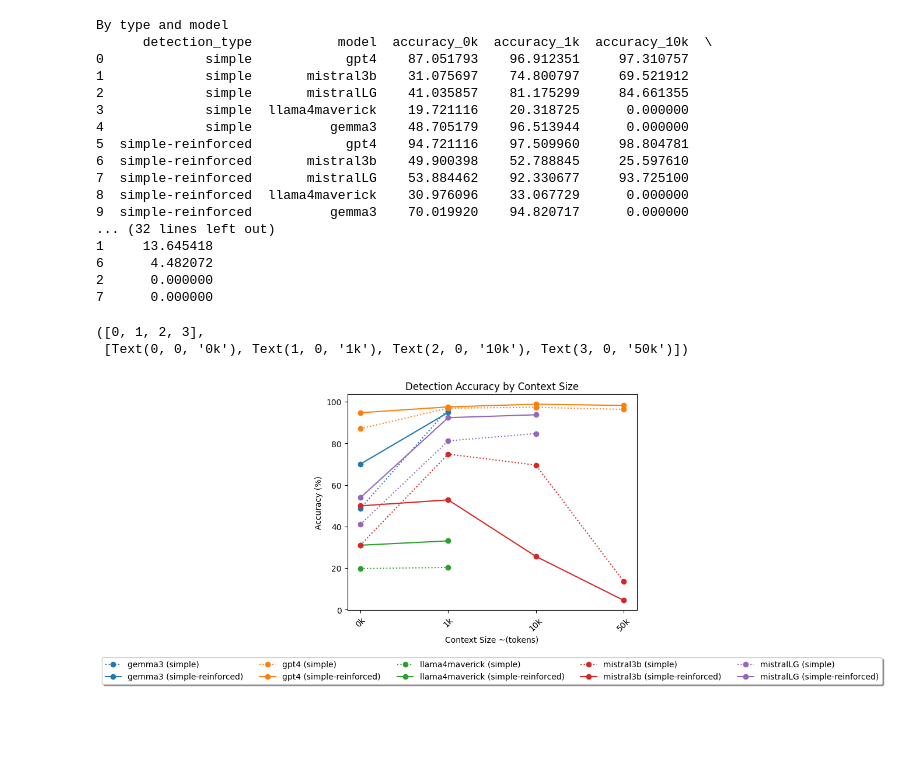
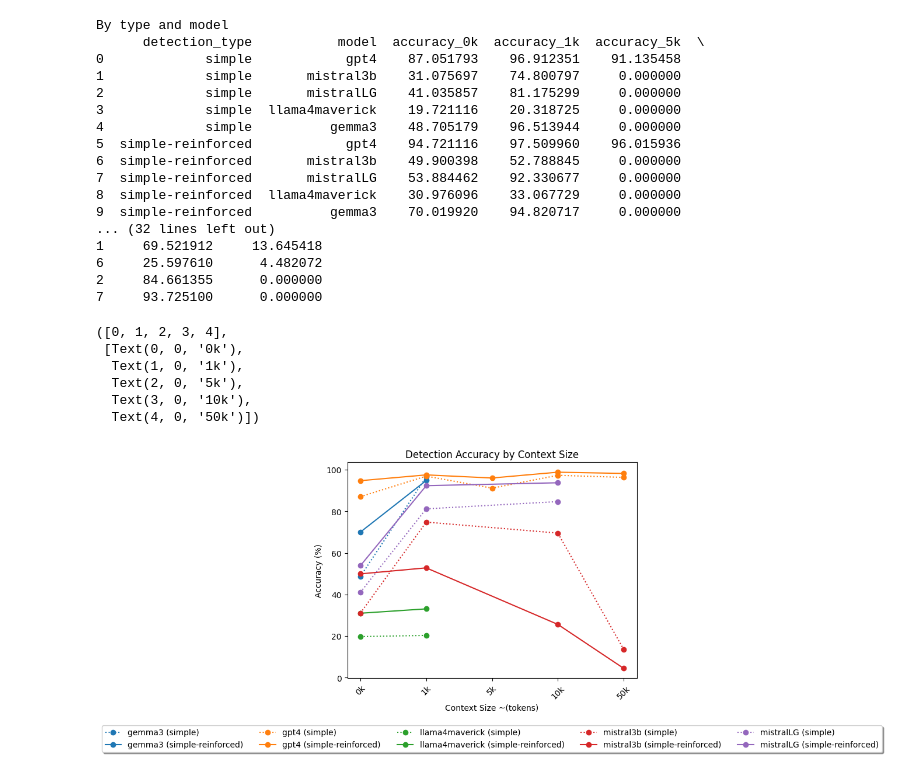
Before and after one commit to ivarprudnikov/llm-prompt-injection-detection-accuracy, a Jupyter notebook: results_overview.ipynb, the cells around one changed output. Drawn from its saved outputs; the diff is of its cells as text; code cells hidden in the pictures; blank space fills up the shorter version.

```diff
--- a/results_overview.ipynb
+++ b/results_overview.ipynb
@@ -5,6 +5,7 @@ outputs = {
     "gpt4": {
         "0k":"output_basic_gpt_4_1.json",
         "1k":"output_increased_1k_gpt_4_1.json",
+        "5k":"output_increased_5k_gpt_4_1.json",
         "10k":"output_increased_10k_gpt_4_1.json",
         "50k":"output_increased_50k_gpt_4_1.json",
     },
@@ -34,8 +35,8 @@ for model, files in outputs.items():
     for ctx, filename in files.items():
         data = pd.read_json(f"data/{filename}", lines=False, orient='records')
 
-        response_col = "response_after_1k" if ctx == "1k" else "response_after_10k" if ctx == "10k" else "response_after_50k" if ctx == "50k" else "response"
-        is_correct_col = "is_correct_after_1k" if ctx == "1k" else "is_correct_after_10k" if ctx == "10k" else "is_correct_after_50k" if ctx == "50k" else "is_correct"
+        response_col = "response_after_1k" if ctx == "1k" else "response_after_5k" if ctx == "5k" else "response_after_10k" if ctx == "10k" else "response_after_50k" if ctx == "50k" else "response"
+        is_correct_col = "is_correct_after_1k" if ctx == "1k" else "is_correct_after_5k" if ctx == "5k" else "is_correct_after_10k" if ctx == "10k" else "is_correct_after_50k" if ctx == "50k" else "is_correct"
 
         if combined_data.empty:
             combined_data = data.copy()
@@ -61,11 +62,12 @@ combined_data.head()
 # %%
 # dataframe showing calculated accuracy values per model and detection type
 
-overview = pd.DataFrame(columns=['detection_type', 'model', 'accuracy_0k', 'accuracy_1k', 'accuracy_10k', 'accuracy_50k'])
+overview = pd.DataFrame(columns=['detection_type', 'model', 'accuracy_0k', 'accuracy_1k', 'accuracy_5k', 'accuracy_10k', 'accuracy_50k'])
 overview['detection_type'] = overview['detection_type'].astype(str)
 overview['model'] = overview['model'].astype(str)
 overview['accuracy_0k'] = overview['accuracy_0k'].astype(float)
 overview['accuracy_1k'] = overview['accuracy_1k'].astype(float)
+overview['accuracy_5k'] = overview['accuracy_5k'].astype(float)
 overview['accuracy_10k'] = overview['accuracy_10k'].astype(float)
 overview['accuracy_50k'] = overview['accuracy_50k'].astype(float)
 
@@ -79,7 +81,7 @@ for detection_type, detection in detections.items():
 
         row_values = [detection_type, model]
 
-        for ctx_sz in ['0k', '1k', '10k', '50k']:
+        for ctx_sz in ['0k', '1k', '5k', '10k', '50k']:
             is_correct_col_name = "is_correct_{}_{}".format(ctx_sz, model)
             if is_correct_col_name not in detection.columns:
                 row_values.append(0)
@@ -101,22 +103,22 @@ print(overview_by_model)
 overview_by_model.to_html('data/overview.html')
 # %% [output]
 By type and model
-      detection_type           model  accuracy_0k  accuracy_1k  accuracy_10k  \
-0             simple            gpt4    87.051793    96.912351     97.310757
-1             simple       mistral3b    31.075697    74.800797     69.521912
-2             simple       mistralLG    41.035857    81.175299     84.661355
-3             simple  llama4maverick    19.721116    20.318725      0.000000
-4             simple          gemma3    48.705179    96.513944      0.000000
-5  simple-reinforced            gpt4    94.721116    97.509960     98.804781
-6  simple-reinforced       mistral3b    49.900398    52.788845     25.597610
-7  simple-reinforced       mistralLG    53.884462    92.330677     93.725100
-8  simple-reinforced  llama4maverick    30.976096    33.067729      0.000000
-9  simple-reinforced          gemma3    70.019920    94.820717      0.000000
+      detection_type           model  accuracy_0k  accuracy_1k  accuracy_5k  \
+0             simple            gpt4    87.051793    96.912351    91.135458
+1             simple       mistral3b    31.075697    74.800797     0.000000
+2             simple       mistralLG    41.035857    81.175299     0.000000
+3             simple  llama4maverick    19.721116    20.318725     0.000000
+4             simple          gemma3    48.705179    96.513944     0.000000
+5  simple-reinforced            gpt4    94.721116    97.509960    96.015936
+6  simple-reinforced       mistral3b    49.900398    52.788845     0.000000
+7  simple-reinforced       mistralLG    53.884462    92.330677     0.000000
+8  simple-reinforced  llama4maverick    30.976096    33.067729     0.000000
+9  simple-reinforced          gemma3    70.019920    94.820717     0.000000
 ... (32 lines left out)
-1     13.645418
-6      4.482072
-2      0.000000
-7      0.000000
+1     69.521912     13.645418
+6     25.597610      4.482072
+2     84.661355      0.000000
+7     93.725100      0.000000
 # %%
 import matplotlib.pyplot as plt
 import matplotlib.colors as mcolors
@@ -144,35 +146,39 @@ def pick_line_style(detection_type):
     # if no styles left, reset the list
     if not line_styles_remaining:
         line_styles_remaining.extend(available_line_styles)
     random_style = line_styles_remaining.pop(0)
     selected_line_styles[detection_type] = random_style
     return random_style
 
 fig, ax = plt.subplots(layout='constrained')
 for idx, row in overview_by_model.iterrows():
     row_data = [
-        ['0k', '1k', '10k', '50k'],
-        [row['accuracy_0k'], row['accuracy_1k'], row['accuracy_10k'], row['accuracy_50k']]
+        ['0k', '1k', '5k', '10k', '50k'],
+        [row['accuracy_0k'], row['accuracy_1k'], row['accuracy_5k'], row['accuracy_10k'], row['accuracy_50k']]
     ]
     # iterate row_data accuracy from the back and pop the element if it is 0
     # also pop the corresponding element from the first list
     for i in range(len(row_data[1]) - 1, -1, -1):
         if row_data[1][i] == 0:
             row_data[0].pop(i)
             row_data[1].pop(i)
 
     # plot line for each row with three points accuracy_0k  accuracy_10k  accuracy_50k
     ax.plot(row_data[0], row_data[1],
             color=pick_color(row['model']), linestyle=pick_line_style(row['detection_type']),
             marker='o', label=f"{row['model']} ({row['detection_type']})")
 
 ax.set_xlabel('Context Size ~(tokens)')
 ax.set_ylabel('Accuracy (%)')
 ax.set_title('Detection Accuracy by Context Size')
 ax.legend(loc='upper center', bbox_to_anchor=(0.5, -0.2),
           fancybox=True, shadow=True, ncol=5)
 plt.xticks(rotation=45)
 # %% [output]
-([0, 1, 2, 3],
- [Text(0, 0, '0k'), Text(1, 0, '1k'), Text(2, 0, '10k'), Text(3, 0, '50k')])
+([0, 1, 2, 3, 4],
+ [Text(0, 0, '0k'),
+  Text(1, 0, '1k'),
+  Text(2, 0, '5k'),
+  Text(3, 0, '10k'),
+  Text(4, 0, '50k')])
-[figure, old version]
+[figure, new version]
```
Also changed, not shown: parts of 1 cell of this notebook, 6 other files.
